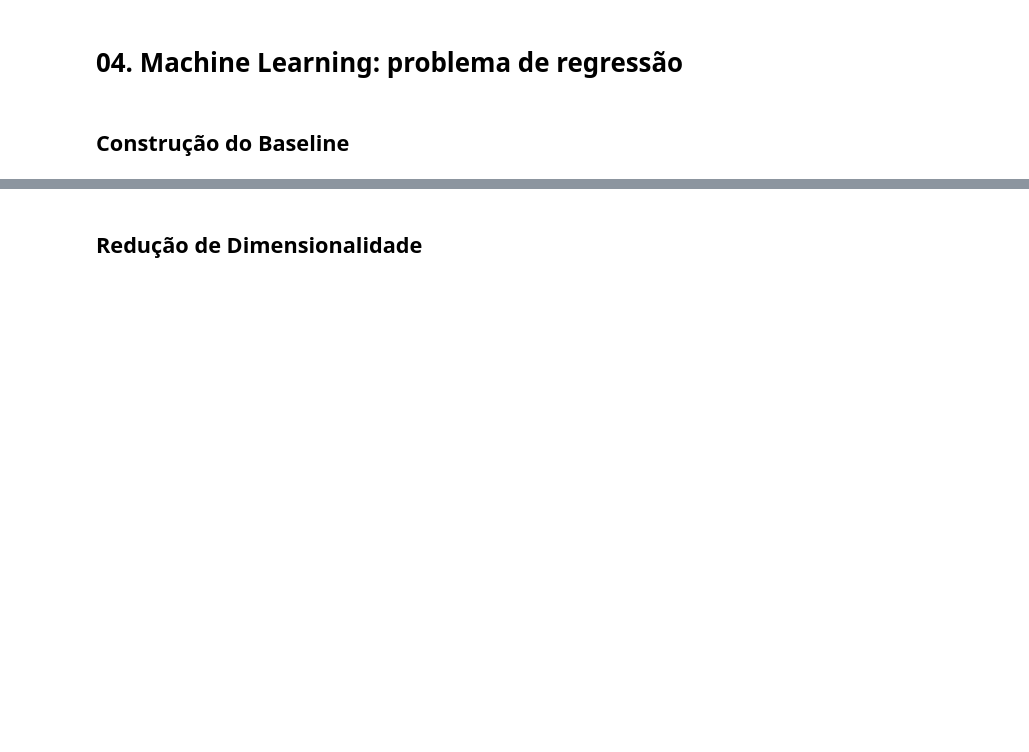
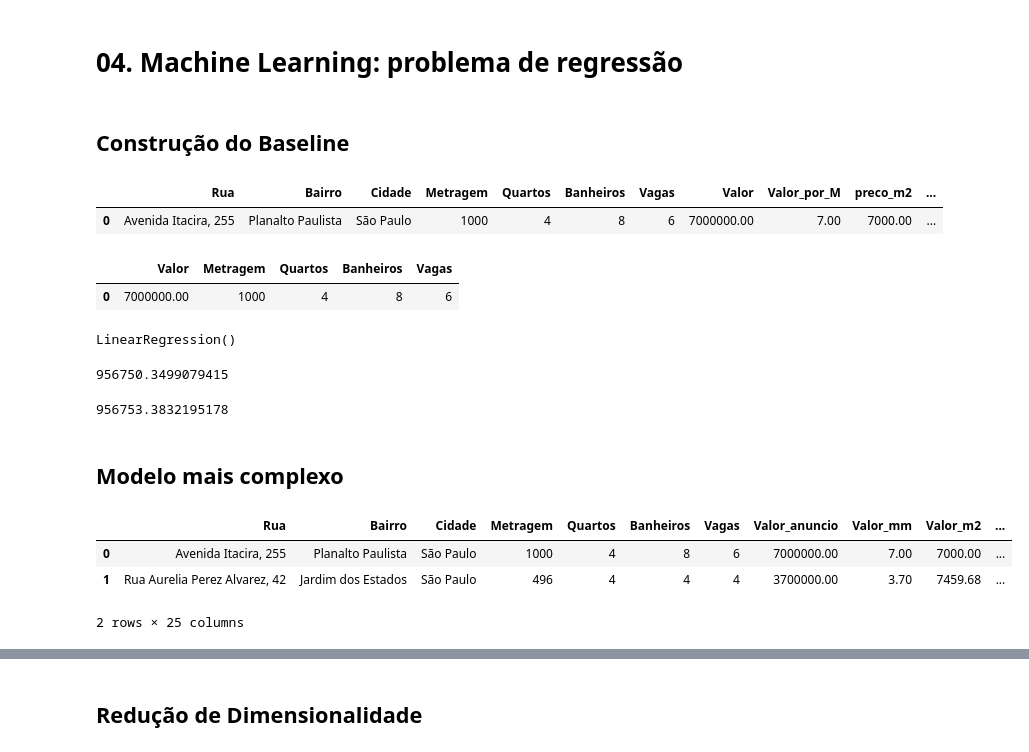
Before and after one commit to yorinori/imersao_dados4_Alura, a Jupyter notebook: Projeto_Final_LeandroYorinori_Imersao_dados_04.ipynb, the cells around one changed output, grey strips where cells are left out. Cells and saved outputs as stored; diff of their text form; code cells hidden in the pictures; blank space fills up the shorter version.

Commit message:
Construção do modelo de baseline

```diff
--- a/Projeto_Final_LeandroYorinori_Imersao_dados_04.ipynb
+++ b/Projeto_Final_LeandroYorinori_Imersao_dados_04.ipynb
@@ -564,3 +565,14 @@ dados_geo
 # 04. Machine Learning: problema de regressão
 # %% [markdown]
 ## Construção do Baseline
+# %%
+dados_vendas_IQR.head(1)
+# %% [output]
+|  | Rua | Bairro | Cidade | Metragem | Quartos | Banheiros | Vagas | Valor | Valor_por_M | preco_m2 | ... |
+| 0 | Avenida Itacira, 255 | Planalto Paulista | São Paulo | 1000 | 4 | 8 | 6 | 7000000.00 | 7.00 | 7000.00 | ... |
+# %%
+df_baseline = dados_vendas_IQR[["Valor", "Metragem", "Quartos", "Banheiros", "Vagas"]].dropna()
+df_baseline.head(1)
+# %% [output]
+|  | Valor | Metragem | Quartos | Banheiros | Vagas |
+| 0 | 7000000.00 | 1000 | 4 | 8 | 6 |
@@ -566,0 +588,32 @@ dados_geo
+# %%
+lr.fit(X_train, y_train)
+# %% [output]
+LinearRegression()
+# %%
+from sklearn.metrics import mean_absolute_error, r2_score
+
+mean_absolute_error(y_train, lr.predict(X_train))
+# %% [output]
+956750.3499079415
+# %%
+mean_absolute_error(y_test, lr.predict(X_test))
+# %% [output]
+956753.3832195178
+# %% [markdown]
+## Modelo mais complexo
+# %%
+dados_vendas_censo = pd.read_csv("data/dados_vendas_censo.csv")
+dados_vendas_censo = dados_vendas_censo[['Rua', 'Bairro', 'Cidade', 'Metragem', 'Quartos', 'Banheiros', 'Vagas',
+       'Valor_anuncio', 'Valor_mm', 'Valor_m2', 'latitude', 'longitude', 'Situacao_setor', 'V001',
+       'V002', 'V003', 'V004', 'V005', 'V006', 'V007', 'V008', 'V009', 'V010',
+       'V011', 'V012']].dropna()
+
+dados_vendas_censo.drop(dados_vendas_censo.query(
+    "Valor_anuncio > 30000000 | Valor_anuncio < 100000"
+    ).index, inplace = True)
+dados_vendas_censo.head(2)
+# %% [output]
+|  | Rua | Bairro | Cidade | Metragem | Quartos | Banheiros | Vagas | Valor_anuncio | Valor_mm | Valor_m2 | ... |
+| 0 | Avenida Itacira, 255 | Planalto Paulista | São Paulo | 1000 | 4 | 8 | 6 | 7000000.00 | 7.00 | 7000.00 | ... |
+| 1 | Rua Aurelia Perez Alvarez, 42 | Jardim dos Estados | São Paulo | 496 | 4 | 4 | 4 | 3700000.00 | 3.70 | 7459.68 | ... |
+2 rows × 25 columns
```
Also changed, not shown: parts of 7 cells of this notebook.
